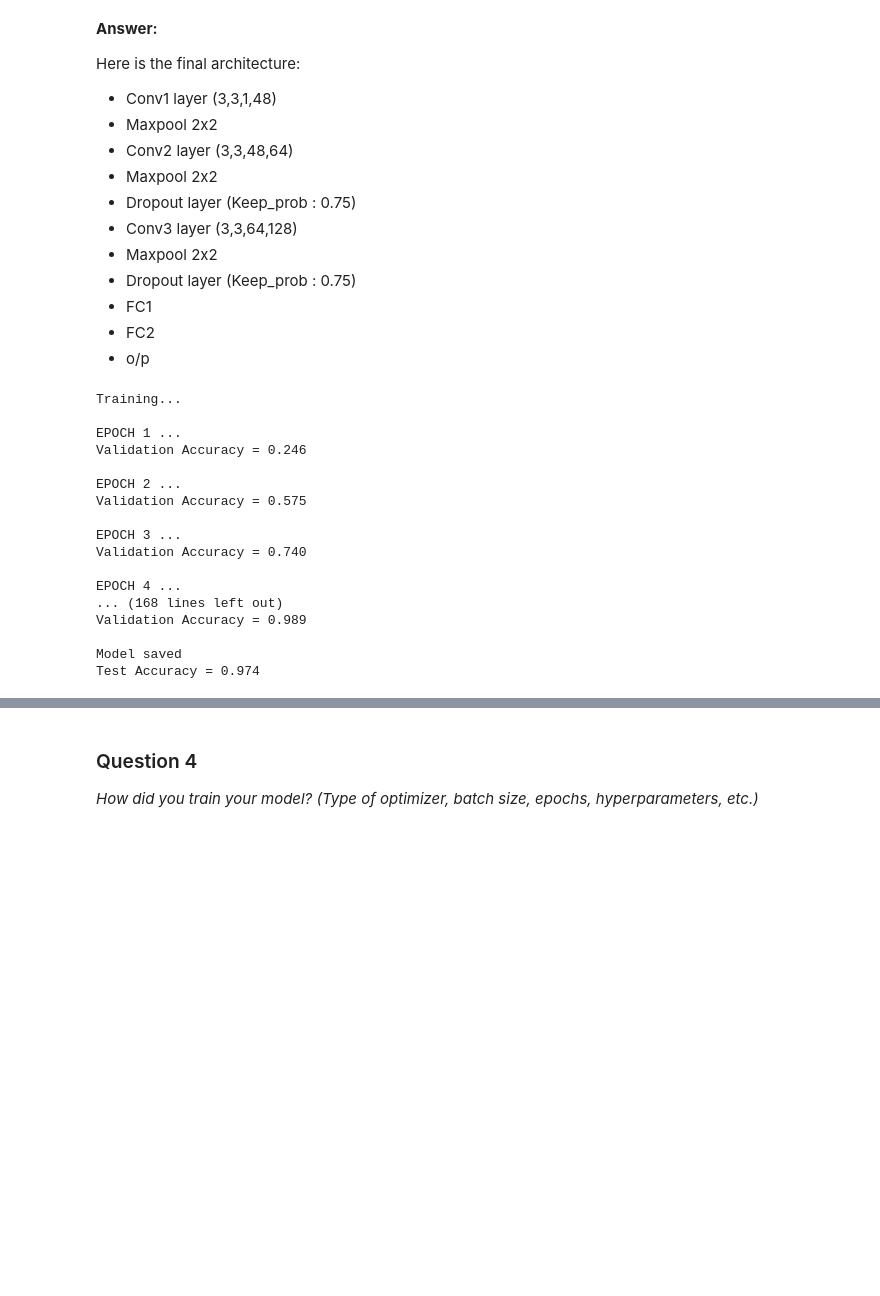
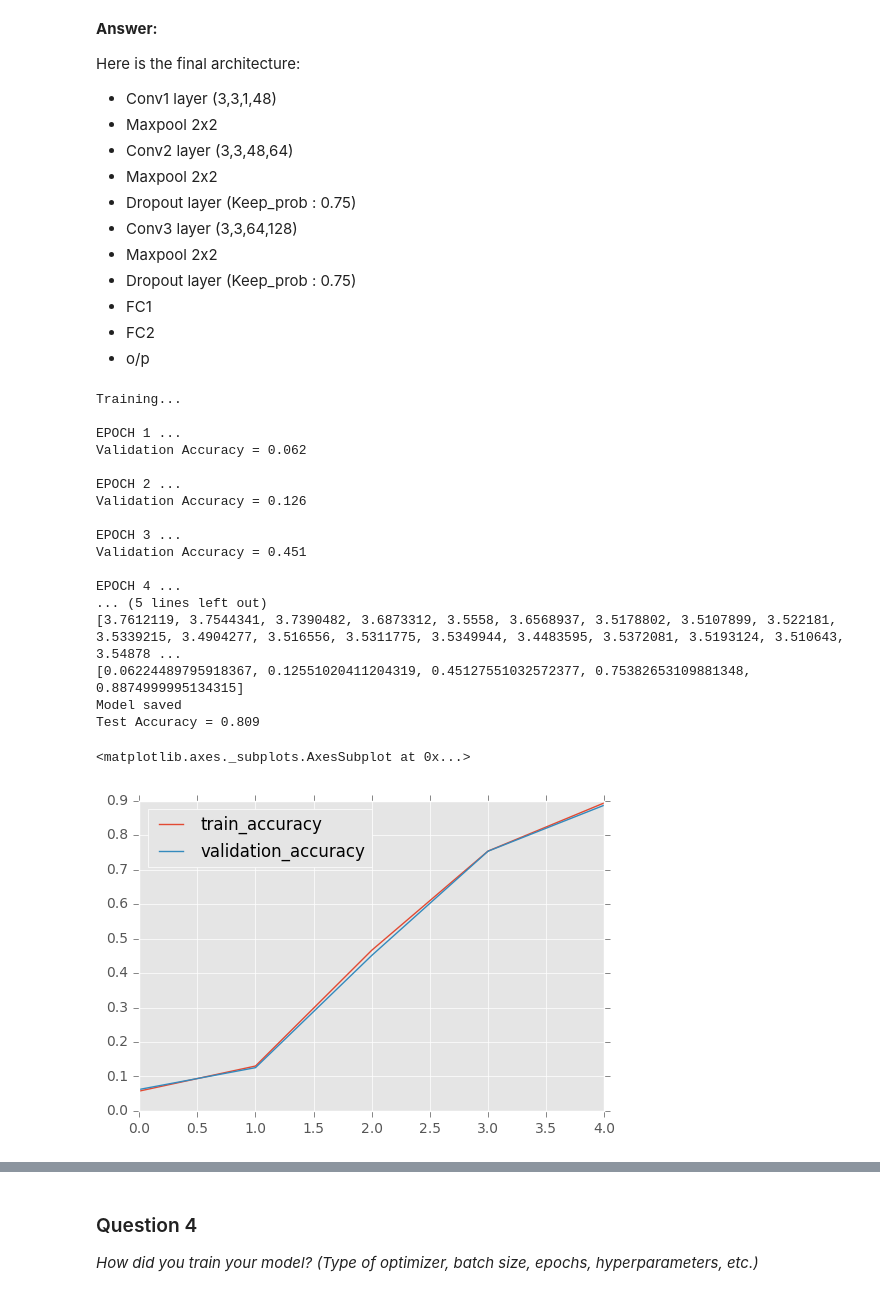
Before and after one commit to sarchak/self_driving_car, a Jupyter notebook: CarND-Traffic-Signs/Traffic_Signs_Recognition.ipynb, the cells around one changed output, grey strips where cells are left out. Drawn from its saved outputs; the diff is of its cells as text; code cells hidden in the pictures; blank space fills up the shorter version.

```diff
--- a/CarND-Traffic-Signs/Traffic_Signs_Recognition.ipynb
+++ b/CarND-Traffic-Signs/Traffic_Signs_Recognition.ipynb
@@ -270,7 +273,7 @@ _Describe how you preprocessed the data. Why did you choose that technique?_
 #Shuffle train
 
 X_train, y_train = shuffle(X_train, y_train)
-X_train, y_train = augmented_data_new(X_train, y_train)
+#X_train, y_train = augmented_data_new(X_train, y_train)
 X_train, y_train = shuffle(X_train, y_train)
 X_train = rgb2gray(X_train).reshape(-1, 32, 32, 1)
 X_test = rgb2gray(X_test).reshape(-1, 32, 32, 1)
@@ -432,7 +439,7 @@ Here is the final architecture:
 ### Train your model here.
 ### Feel free to use as many code cells as needed.
 # %%
-EPOCHS = 60
+EPOCHS = 5
 BATCH_SIZE = 256
 save_file = 'latest_model_working_v2'
 
@@ -452,7 +459,7 @@ correct_prediction = tf.equal(tf.argmax(logits, 1), tf.argmax(one_hot_y, 1))
 accuracy_operation = tf.reduce_mean(tf.cast(correct_prediction, tf.float32))
 
 sess = tf.Session()
-sess.run(tf.global_variables_initializer())
+sess.run(tf.initialize_all_variables())
 
 def evaluate(X_data, y_data):
     num_examples = len(X_data)
@@ -466,6 +473,9 @@ def evaluate(X_data, y_data):
 
 num_examples = len(X_train)
 
+vacc = []
+trainacc = []
+ldata = []
 print("Training...")
 print()
 for i in range(EPOCHS):
@@ -473,10 +483,12 @@ for i in range(EPOCHS):
     for offset in range(0, num_examples, BATCH_SIZE):
         end = offset + BATCH_SIZE
         batch_x, batch_y = X_train[offset:end], y_train[offset:end]
-        sess.run(training_operation, feed_dict={x: batch_x, y: batch_y, keep_prob: 0.75})
-
-
+        lval, _ = sess.run([loss_operation, training_operation], feed_dict={x: batch_x, y: batch_y, keep_prob: 0.75})
+        ldata.append(lval)
+    train_accuracy = evaluate(X_train, y_train)
     validation_accuracy = evaluate(X_validation, y_validation)
+    vacc.append(validation_accuracy)
+    trainacc.append(train_accuracy)
     print("EPOCH {} ...".format(i+1))
     print("Validation Accuracy = {:.3f}".format(validation_accuracy))
     print()
@@ -493,17 +505,25 @@ print("Test Accuracy = {:.3f}".format(test_accuracy))
 Training...
 
 EPOCH 1 ...
-Validation Accuracy = 0.246
+Validation Accuracy = 0.062
 
 EPOCH 2 ...
-Validation Accuracy = 0.575
+Validation Accuracy = 0.126
 
 EPOCH 3 ...
-Validation Accuracy = 0.740
+Validation Accuracy = 0.451
 
 EPOCH 4 ...
-... (168 lines left out)
-Validation Accuracy = 0.989
-
+... (5 lines left out)
+[3.7612119, 3.7544341, 3.7390482, 3.6873312, 3.5558, 3.6568937, 3.5178802, 3.5107899, 3.522181, 3.5339215, 3.4904277, 3.516556, 3.5311775, 3.5349944, 3.4483595, 3.5372081, 3.5193124, 3.510643, 3.54878 ...
+[0.06224489795918367, 0.12551020411204319, 0.45127551032572377, 0.75382653109881348, 0.8874999995134315]
 Model saved
-Test Accuracy = 0.974
+Test Accuracy = 0.809
+# %%
+import matplotlib
+matplotlib.style.use('ggplot')
+df = pd.DataFrame(data={'train_accuracy': trainacc, 'validation_accuracy': vacc})
+df.plot()
+# %% [output]
+<matplotlib.axes._subplots.AxesSubplot at 0x...>
+[figure, added]
```
Also changed, not shown: parts of 14 cells of this notebook, 2 other files.
